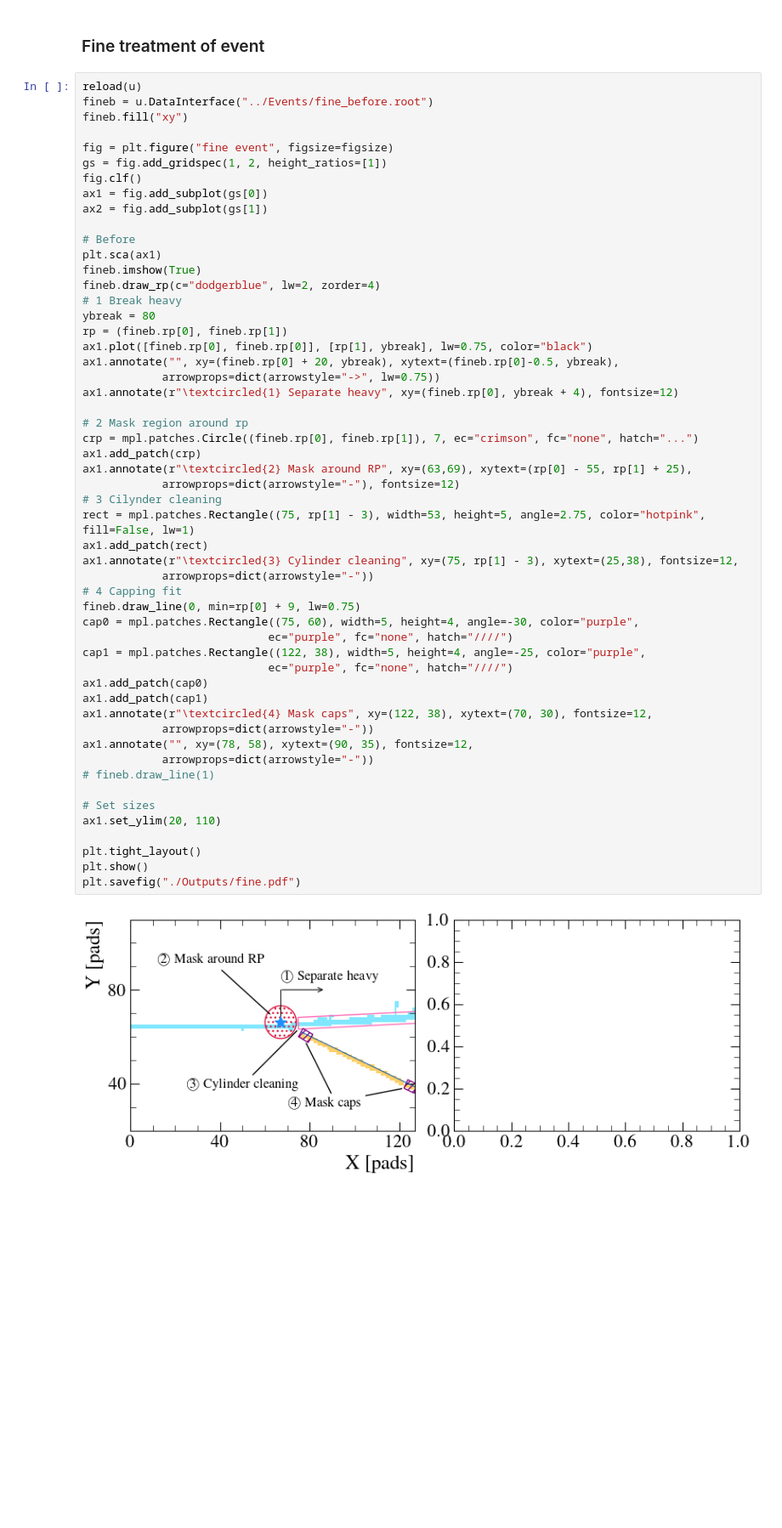
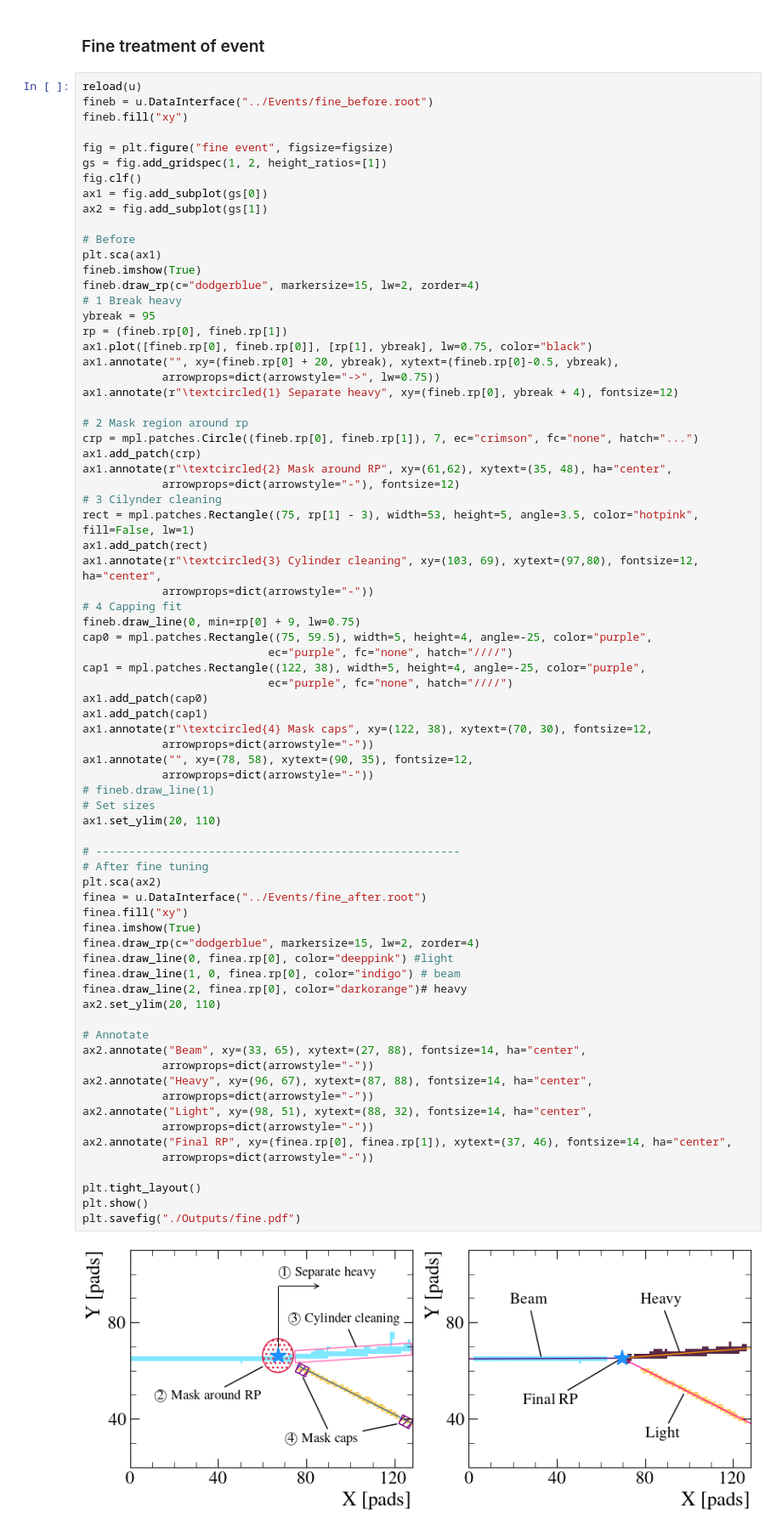
Before and after one commit to loopset/e796-analysis, a Jupyter notebook: Publications/Code/mpl/filtering.ipynb, the cells around one changed output. Shown at 85% size. Drawn from its saved outputs; the diff is of its cells as text; blank space fills up the shorter version.

Commit message:
finished filtering figures for papers

```diff
--- a/Publications/Code/mpl/filtering.ipynb
+++ b/Publications/Code/mpl/filtering.ipynb
@@ -160,44 +160,65 @@ ax2 = fig.add_subplot(gs[1])
 # Before
 plt.sca(ax1)
 fineb.imshow(True)
-fineb.draw_rp(c="dodgerblue", lw=2, zorder=4)
+fineb.draw_rp(c="dodgerblue", markersize=15, lw=2, zorder=4)
 # 1 Break heavy
-ybreak = 80
+ybreak = 95
 rp = (fineb.rp[0], fineb.rp[1])
 ax1.plot([fineb.rp[0], fineb.rp[0]], [rp[1], ybreak], lw=0.75, color="black")
 ax1.annotate("", xy=(fineb.rp[0] + 20, ybreak), xytext=(fineb.rp[0]-0.5, ybreak),
             arrowprops=dict(arrowstyle="->", lw=0.75))
 ax1.annotate(r"\textcircled{1} Separate heavy", xy=(fineb.rp[0], ybreak + 4), fontsize=12)
 
 # 2 Mask region around rp
 crp = mpl.patches.Circle((fineb.rp[0], fineb.rp[1]), 7, ec="crimson", fc="none", hatch="...")
 ax1.add_patch(crp)
-ax1.annotate(r"\textcircled{2} Mask around RP", xy=(63,69), xytext=(rp[0] - 55, rp[1] + 25),
+ax1.annotate(r"\textcircled{2} Mask around RP", xy=(61,62), xytext=(35, 48), ha="center",
             arrowprops=dict(arrowstyle="-"), fontsize=12)
 # 3 Cilynder cleaning
-rect = mpl.patches.Rectangle((75, rp[1] - 3), width=53, height=5, angle=2.75, color="hotpink", fill=False, lw=1)
+rect = mpl.patches.Rectangle((75, rp[1] - 3), width=53, height=5, angle=3.5, color="hotpink", fill=False, lw=1)
 ax1.add_patch(rect)
-ax1.annotate(r"\textcircled{3} Cylinder cleaning", xy=(75, rp[1] - 3), xytext=(25,38), fontsize=12,
+ax1.annotate(r"\textcircled{3} Cylinder cleaning", xy=(103, 69), xytext=(97,80), fontsize=12, ha="center",
             arrowprops=dict(arrowstyle="-"))
 # 4 Capping fit
 fineb.draw_line(0, min=rp[0] + 9, lw=0.75)
-cap0 = mpl.patches.Rectangle((75, 60), width=5, height=4, angle=-30, color="purple",
+cap0 = mpl.patches.Rectangle((75, 59.5), width=5, height=4, angle=-25, color="purple",
                             ec="purple", fc="none", hatch="////")
 cap1 = mpl.patches.Rectangle((122, 38), width=5, height=4, angle=-25, color="purple",
                             ec="purple", fc="none", hatch="////")
 ax1.add_patch(cap0)
 ax1.add_patch(cap1)
 ax1.annotate(r"\textcircled{4} Mask caps", xy=(122, 38), xytext=(70, 30), fontsize=12,
             arrowprops=dict(arrowstyle="-"))
 ax1.annotate("", xy=(78, 58), xytext=(90, 35), fontsize=12,
             arrowprops=dict(arrowstyle="-"))
 # fineb.draw_line(1)
-
 # Set sizes
 ax1.set_ylim(20, 110)
+
+# -------------------------------------------------------
+# After fine tuning
+plt.sca(ax2)
+finea = u.DataInterface("../Events/fine_after.root")
+finea.fill("xy")
+finea.imshow(True)
+finea.draw_rp(c="dodgerblue", markersize=15, lw=2, zorder=4)
+finea.draw_line(0, finea.rp[0], color="deeppink") #light
+finea.draw_line(1, 0, finea.rp[0], color="indigo") # beam
+finea.draw_line(2, finea.rp[0], color="darkorange")# heavy
+ax2.set_ylim(20, 110)
+
+# Annotate
+ax2.annotate("Beam", xy=(33, 65), xytext=(27, 88), fontsize=14, ha="center",
+            arrowprops=dict(arrowstyle="-"))
+ax2.annotate("Heavy", xy=(96, 67), xytext=(87, 88), fontsize=14, ha="center",
+            arrowprops=dict(arrowstyle="-"))
+ax2.annotate("Light", xy=(98, 51), xytext=(88, 32), fontsize=14, ha="center",
+            arrowprops=dict(arrowstyle="-"))
+ax2.annotate("Final RP", xy=(finea.rp[0], finea.rp[1]), xytext=(37, 46), fontsize=14, ha="center",
+            arrowprops=dict(arrowstyle="-"))
 
 plt.tight_layout()
 plt.show()
 plt.savefig("./Outputs/fine.pdf")
 # %% [output]
-[figure, old version]
+[figure, new version]
```
Also changed, not shown: parts of 1 cell of this notebook, 3 other files.
